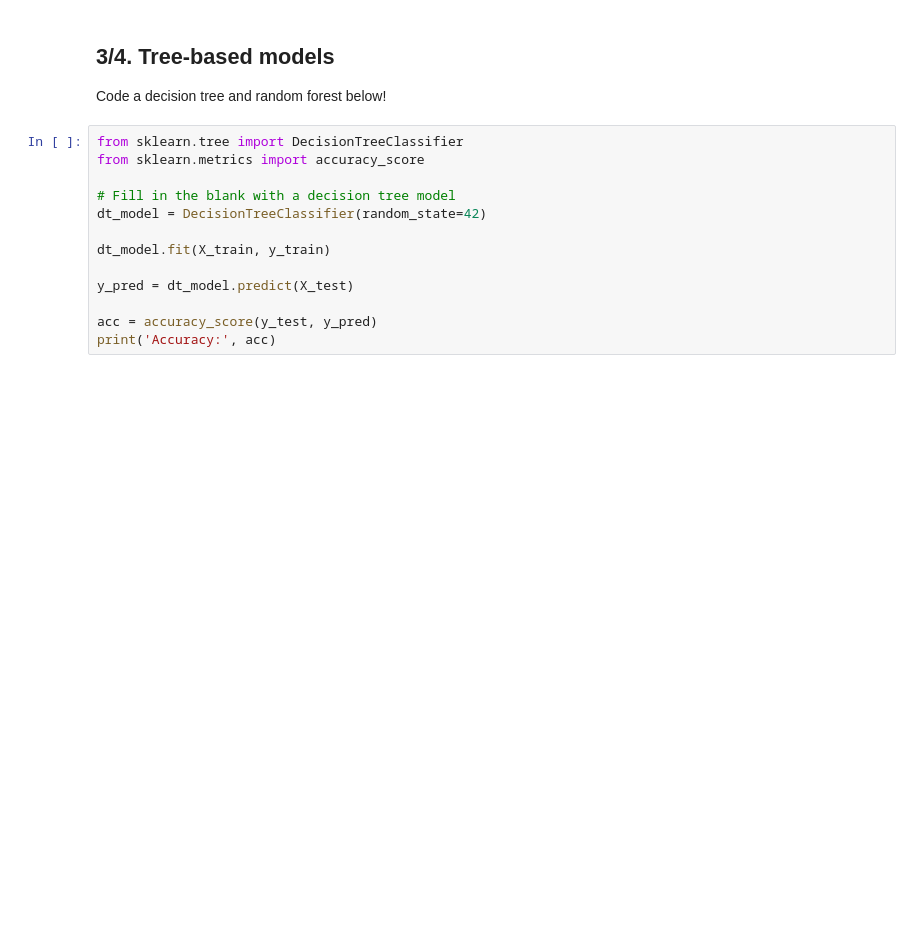
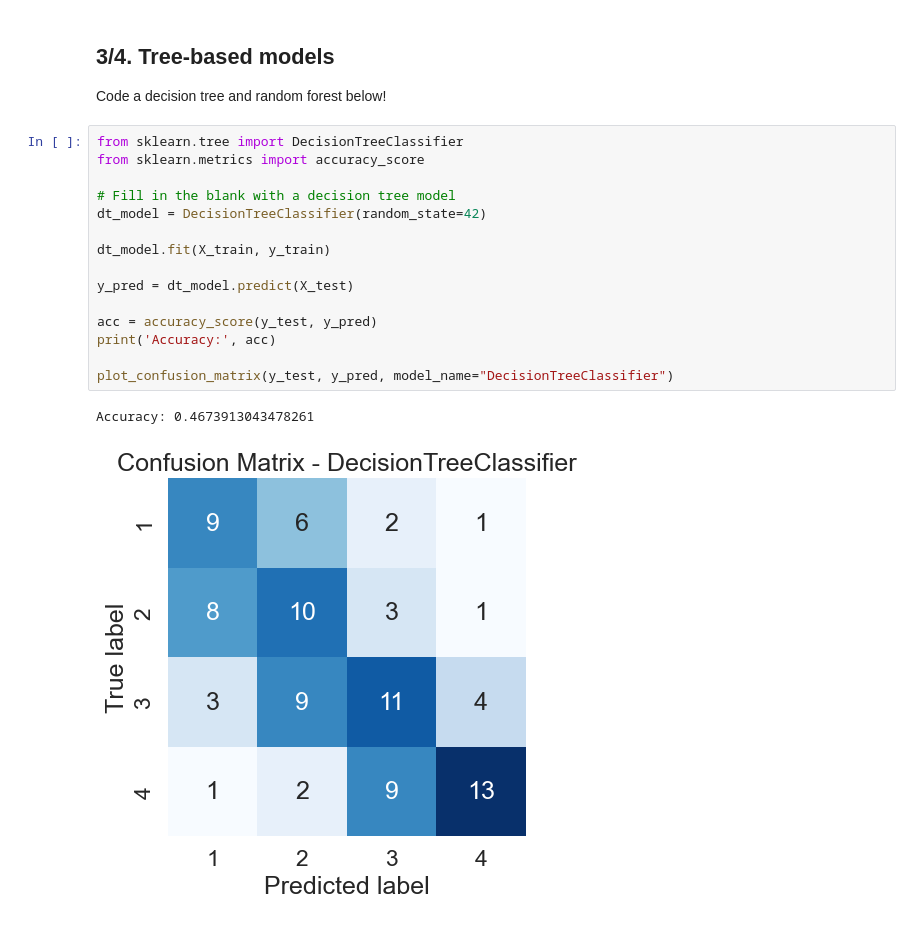
Before and after one commit to AILAB-CEFET-RJ/ml4ds, a Jupyter notebook: Classification_students.ipynb, the cells around one changed output. Cells and saved outputs as stored; diff of their text form; blank space fills up the shorter version.

```diff
--- a/Classification_students.ipynb
+++ b/Classification_students.ipynb
@@ -145,16 +229,21 @@ Code a decision tree and random forest below!
 # %%
 from sklearn.tree import DecisionTreeClassifier
 from sklearn.metrics import accuracy_score
 
 # Fill in the blank with a decision tree model
 dt_model = DecisionTreeClassifier(random_state=42)
 
 dt_model.fit(X_train, y_train)
 
 y_pred = dt_model.predict(X_test)
 
 acc = accuracy_score(y_test, y_pred)
 print('Accuracy:', acc)
+
+plot_confusion_matrix(y_test, y_pred, model_name="DecisionTreeClassifier")
+# %% [output]
+Accuracy: 0.4673913043478261
+[figure, added]
 # %%
 from sklearn.ensemble import RandomForestClassifier
 from sklearn.metrics import accuracy_score
```
Also changed, not shown: parts of 25 cells of this notebook.
